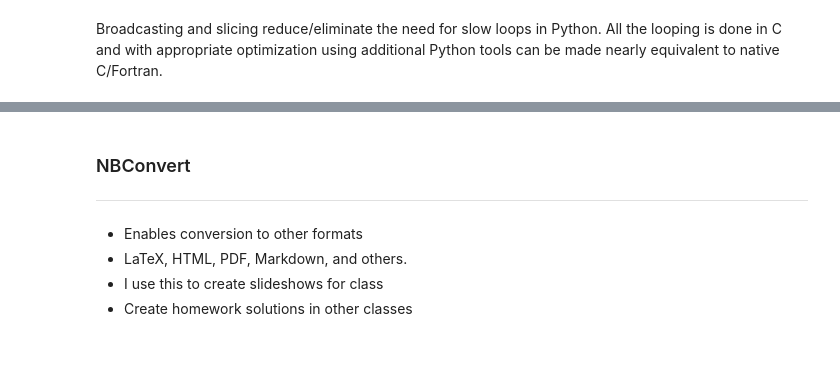
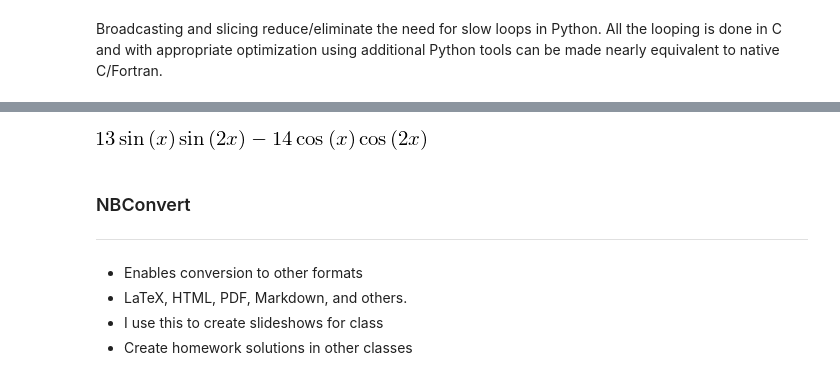
Before and after one commit to lucentdan/JupyterInTheClassroom, a Jupyter notebook: Presentation.ipynb, the cells around one changed output, grey strips where cells are left out. Drawn from its saved outputs; the diff is of its cells as text; code cells hidden in the pictures; blank space fills up the shorter version.

```diff
--- a/Presentation.ipynb
+++ b/Presentation.ipynb
@@ -294,6 +302,8 @@ sp.series(sp.sin(x),x,x0=0,n=10)
 # %%
 # Calculus
-sp.diff(sp.sin(2*x)*sp.cos(x),x)
+sp.diff(sp.sin(2*x)*sp.cos(x),x,3)
+# %% [output]
+[figure, added]
 # %% [markdown]
 ### NBConvert
 ----
```
Also changed, not shown: parts of 24 cells of this notebook.
